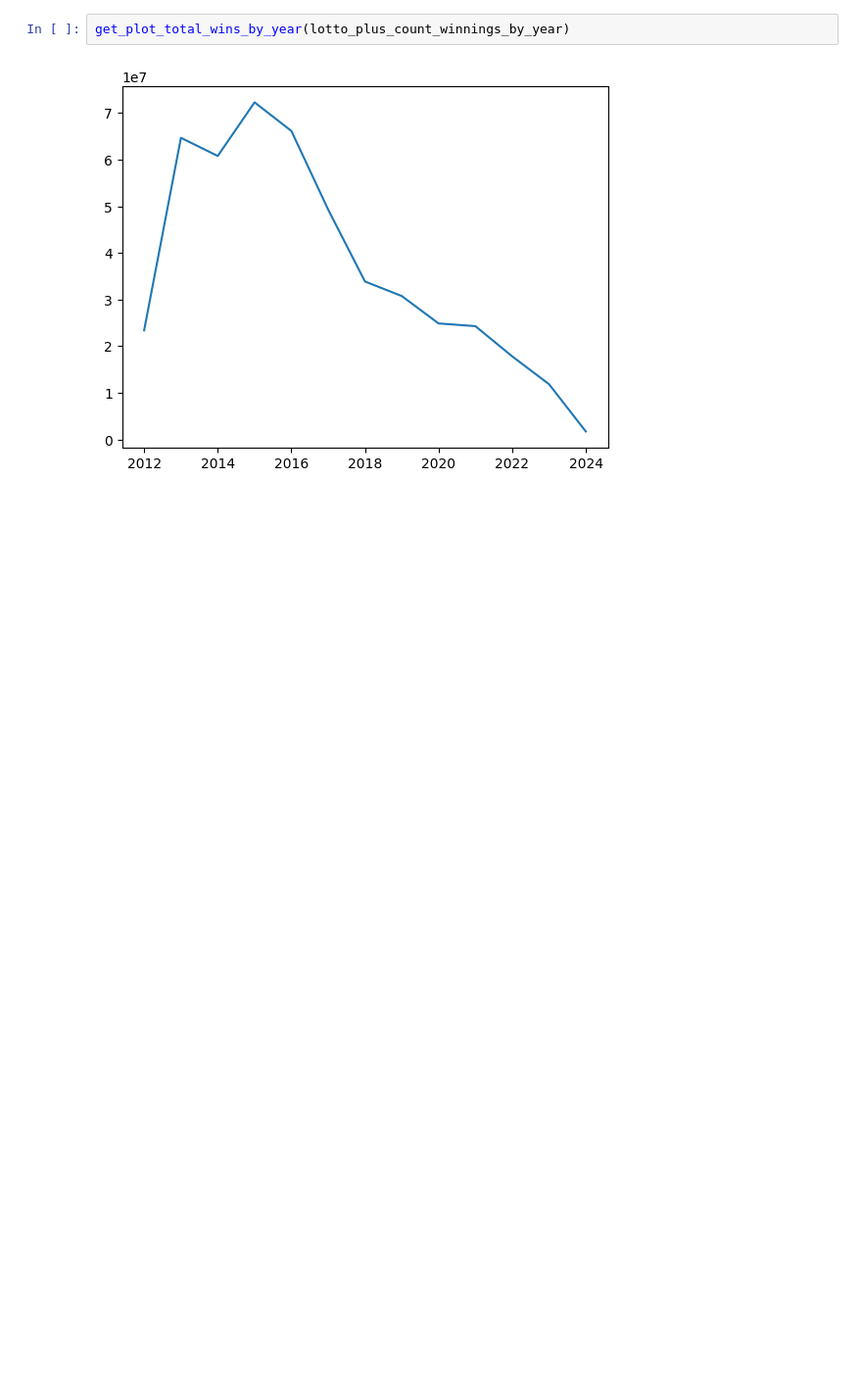
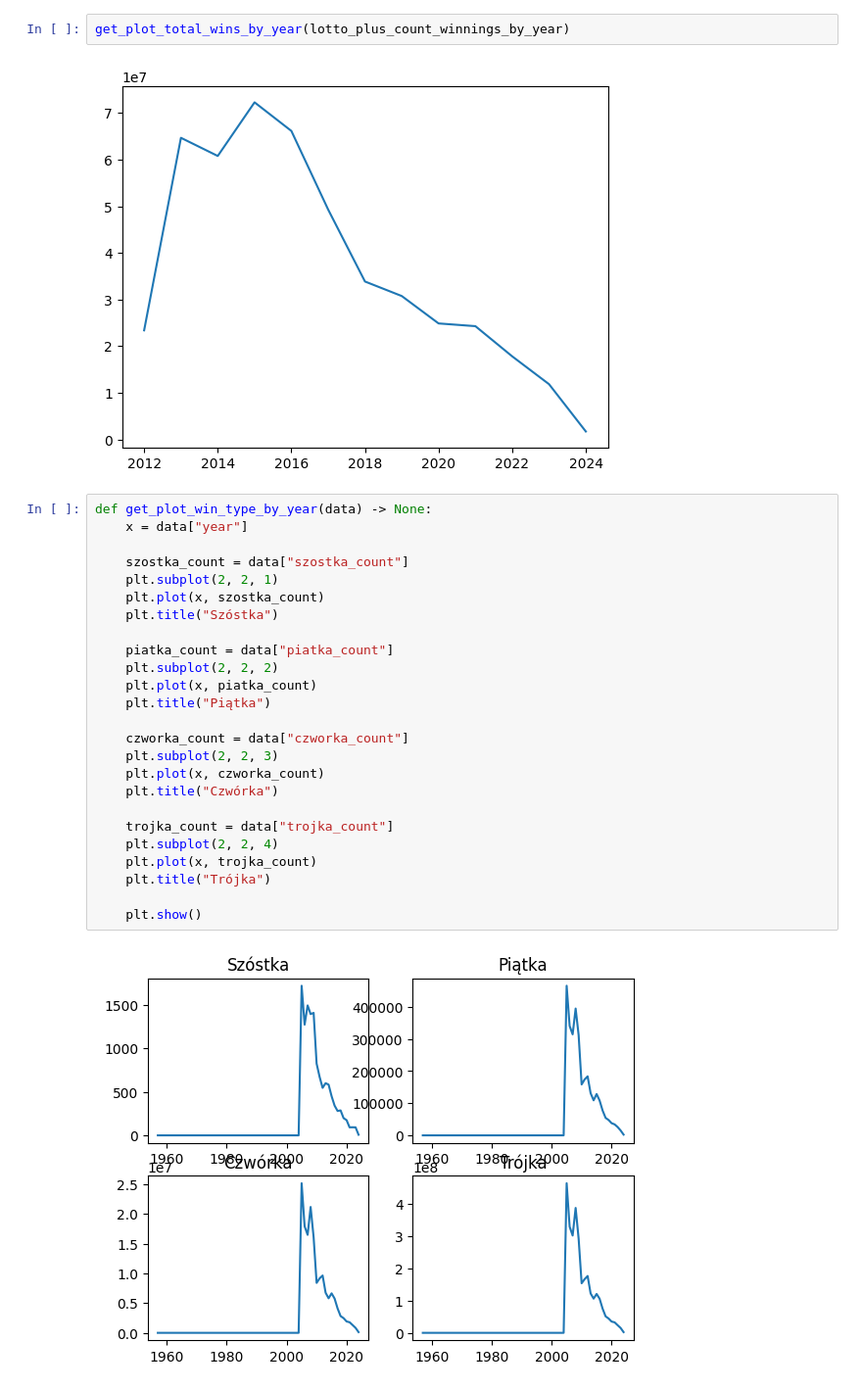
Before and after one commit to DEENUU1/lotto-analytics, a Jupyter notebook: analytics.ipynb, the cells around one changed output. Shown: that part at 98% size. Drawn from its saved outputs; the diff is of its cells as text; blank space fills up the shorter version.

Commit message:
feature: plot for each win type by year

```diff
--- a/analytics.ipynb
+++ b/analytics.ipynb
@@ -67,3 +67,30 @@ get_plot_total_wins_by_year(mini_lotto_count_winnings_by_year)
 get_plot_total_wins_by_year(lotto_plus_count_winnings_by_year)
 # %% [output]
 [figure]
+# %%
+def get_plot_win_type_by_year(data) -> None:
+    x = data["year"]
+
+    szostka_count = data["szostka_count"]
+    plt.subplot(2, 2, 1)
+    plt.plot(x, szostka_count)
+    plt.title("Szóstka")
+
+    piatka_count = data["piatka_count"]
+    plt.subplot(2, 2, 2)
+    plt.plot(x, piatka_count)
+    plt.title("Piątka")
+
+    czworka_count = data["czworka_count"]
+    plt.subplot(2, 2, 3)
+    plt.plot(x, czworka_count)
+    plt.title("Czwórka")
+
+    trojka_count = data["trojka_count"]
+    plt.subplot(2, 2, 4)
+    plt.plot(x, trojka_count)
+    plt.title("Trójka")
+
+    plt.show()
+# %% [output]
+[figure, added]
```
Also changed, not shown: parts of 1 cell of this notebook.
